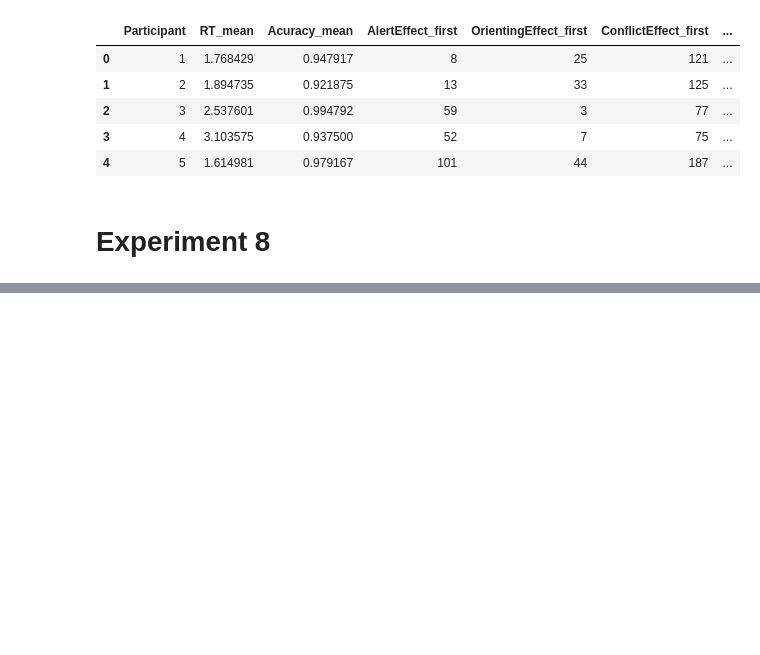
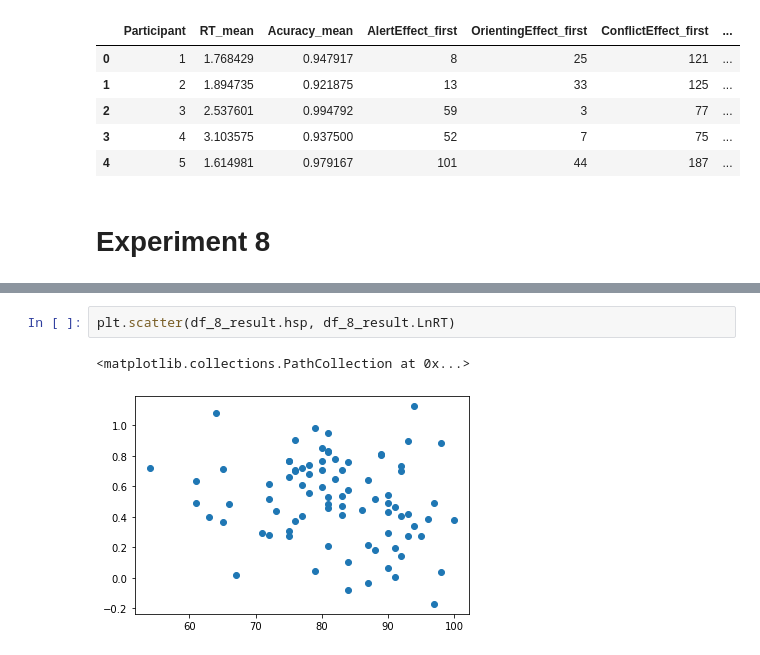
Before and after one commit to nadavWeisler/ResearchMethodsInCognitiveScience, a Jupyter notebook: FinalProject/main.ipynb, the cells around one changed output, grey strips where cells are left out. Saved outputs shown, nothing was run; the diff lists cells and outputs as text; blank space fills up the shorter version.

```diff
--- a/FinalProject/main.ipynb
+++ b/FinalProject/main.ipynb
@@ -180,0 +246,5 @@ df_8.head()
+# %%
+plt.scatter(df_8_result.hsp, df_8_result.LnRT)
+# %% [output]
+<matplotlib.collections.PathCollection at 0x...>
+[figure, added]
```
Also changed, not shown: parts of 13 cells of this notebook, 8 other files.
